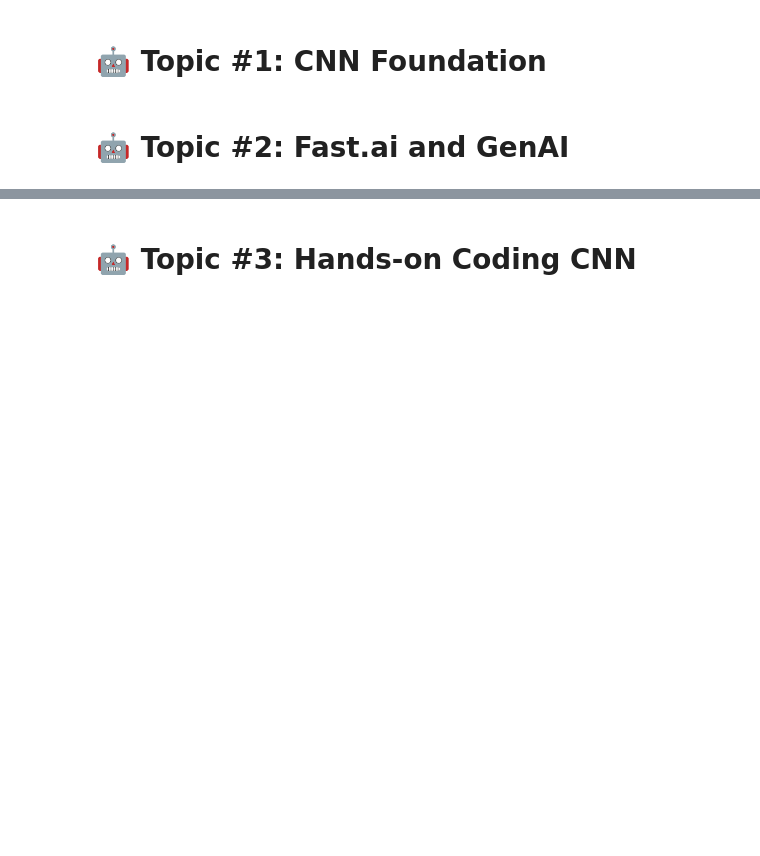
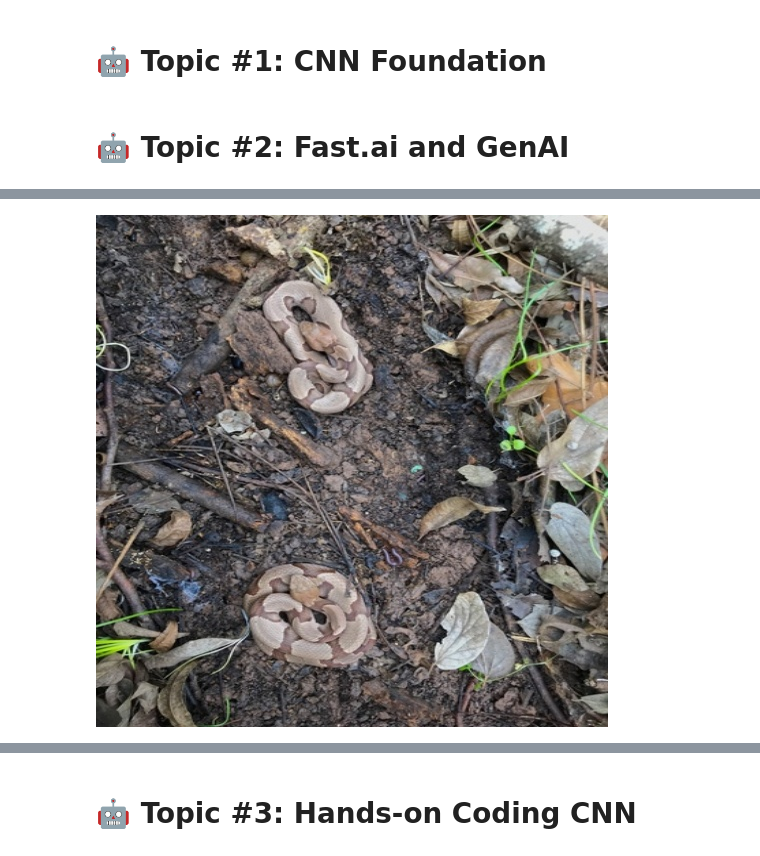
Before and after one commit to duchaba/book_python_genAI_genZ, a Jupyter notebook: Chapter_6_Duc_Python_GenAI_GenZ.ipynb, the cells around one changed output, grey strips where cells are left out. Drawn from its saved outputs; the diff is of its cells as text; code cells hidden in the pictures; blank space fills up the shorter version.

```diff
--- a/Chapter_6_Duc_Python_GenAI_GenZ.ipynb
+++ b/Chapter_6_Duc_Python_GenAI_GenZ.ipynb
@@ -77,0 +221,24 @@ Topics:
+# %%
+# prompt: write a function to import csv file into a
+#  dataframe: ./snakes_dataset/Csv/train.csv
+
+import pandas
+
+def import_csv_to_dataframe(filename):
+  """
+  Imports a CSV file into a Pandas DataFrame.
+
+  Args:
+    filename: The path to the CSV file.
+
+  Returns:
+    A Pandas DataFrame containing the data from the CSV file.
+  """
+
+  return pandas.read_csv(filename)
+
+# Example usage
+df_snake_train = import_csv_to_dataframe("./snakes_dataset/Csv/train.csv")
+
+# Check the DataFrame
+df_snake_train.head()
@@ -77,0 +334,8 @@ Topics:
+# %%
+# prompt: create a new column in df_snake_train
+#  using lamda function with value of class_id and uuid
+
+dname = 'snakes_dataset/train'
+df_snake_train['image_path'] = df_snake_train.apply(
+  lambda row: f'{dname}/{row["class_id"]}/{row["UUID"]}.jpg', axis=1)
+df_snake_train.head()
@@ -77,0 +349,7 @@ Topics:
+# %%
+# prompt: display the first image from df_snake_train['image_path']
+
+fname = df_snake_train['image_path'][0]
+IPython.display.Image(filename=fname)
+# %% [output]
+[figure, added]
```
Also changed, not shown: parts of 54 cells of this notebook.
